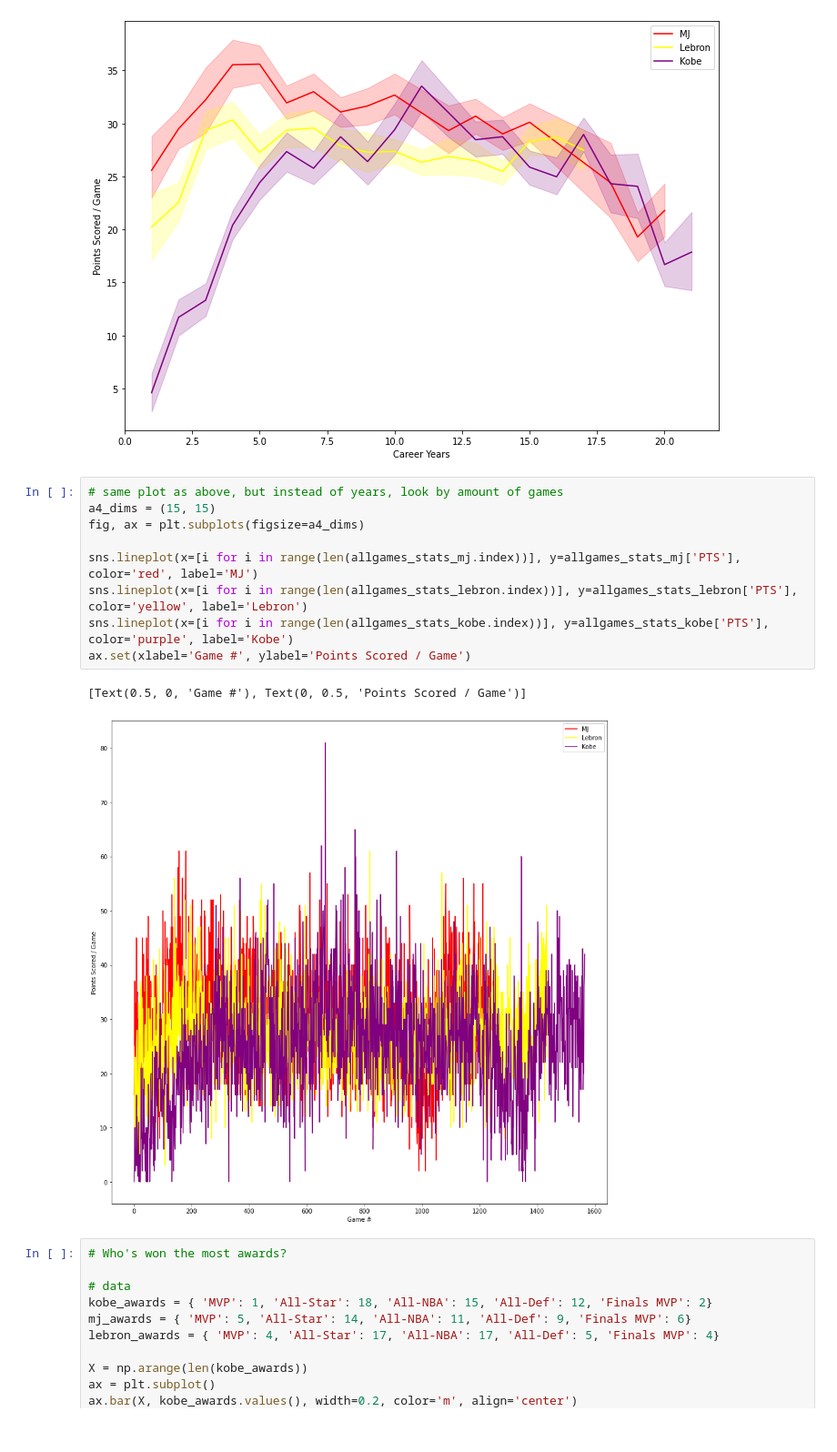
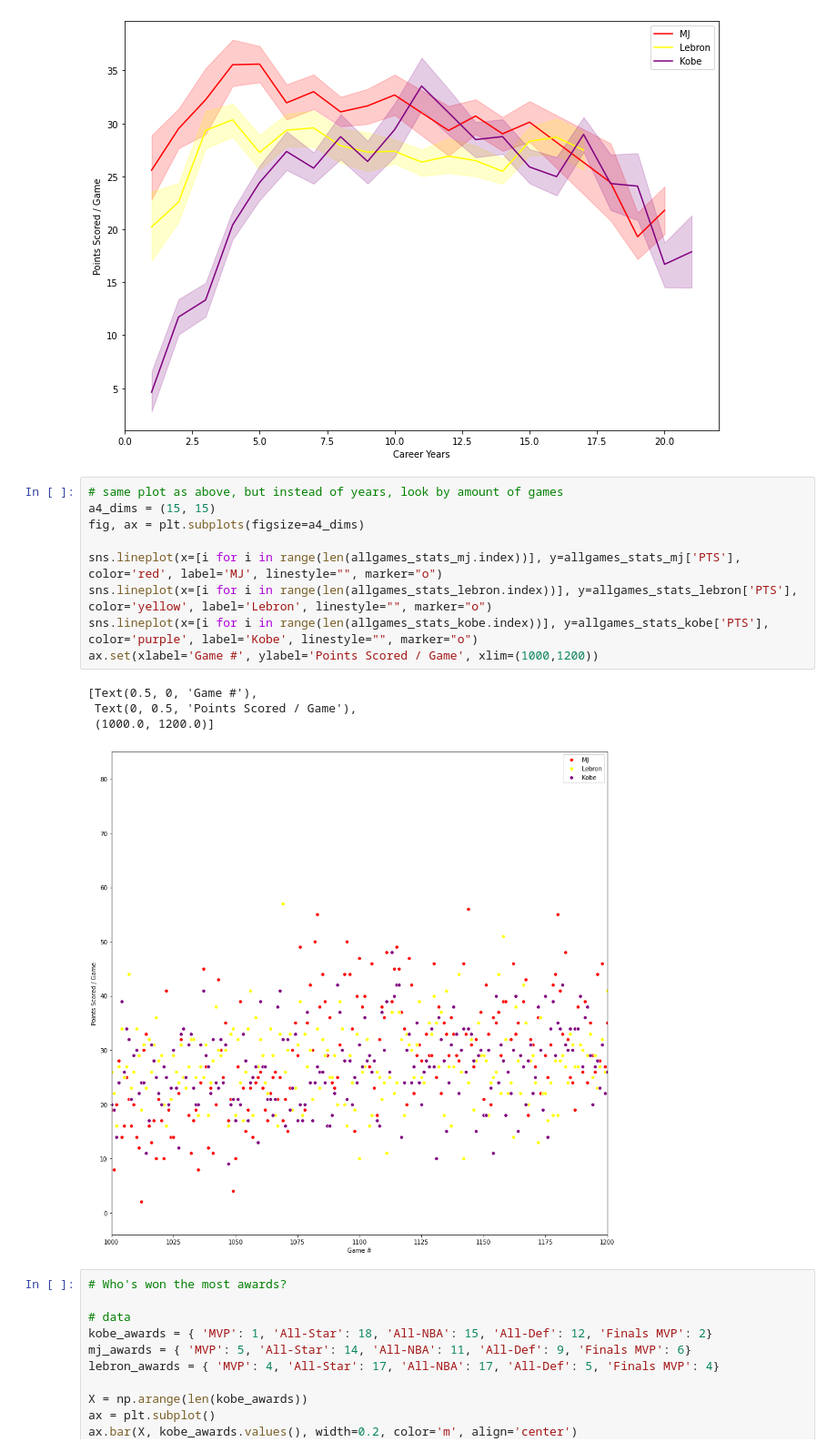
Before and after one commit to louisbemberg/machine-learning-workshop, a Jupyter notebook: 03_basketball_statistics/louis_stats/basketball_goat_louis.ipynb, the cells around one changed output. Shown: that part at 91% size. Saved outputs shown, nothing was run; the diff lists cells and outputs as text.

```diff
--- a/03_basketball_statistics/louis_stats/basketball_goat_louis.ipynb
+++ b/03_basketball_statistics/louis_stats/basketball_goat_louis.ipynb
@@ -187,15 +187,17 @@ ax.set(xlabel='Career Years', ylabel='Points Scored / Game')
 # %%
 # same plot as above, but instead of years, look by amount of games
 a4_dims = (15, 15)
 fig, ax = plt.subplots(figsize=a4_dims)
 
-sns.lineplot(x=[i for i in range(len(allgames_stats_mj.index))], y=allgames_stats_mj['PTS'], color='red', label='MJ')
-sns.lineplot(x=[i for i in range(len(allgames_stats_lebron.index))], y=allgames_stats_lebron['PTS'], color='yellow', label='Lebron')
-sns.lineplot(x=[i for i in range(len(allgames_stats_kobe.index))], y=allgames_stats_kobe['PTS'], color='purple', label='Kobe')
-ax.set(xlabel='Game #', ylabel='Points Scored / Game')
+sns.lineplot(x=[i for i in range(len(allgames_stats_mj.index))], y=allgames_stats_mj['PTS'], color='red', label='MJ', linestyle="", marker="o")
+sns.lineplot(x=[i for i in range(len(allgames_stats_lebron.index))], y=allgames_stats_lebron['PTS'], color='yellow', label='Lebron', linestyle="", marker="o")
+sns.lineplot(x=[i for i in range(len(allgames_stats_kobe.index))], y=allgames_stats_kobe['PTS'], color='purple', label='Kobe', linestyle="", marker="o")
+ax.set(xlabel='Game #', ylabel='Points Scored / Game', xlim=(1000,1200))
 # %% [output]
-[Text(0.5, 0, 'Game #'), Text(0, 0.5, 'Points Scored / Game')]
+[Text(0.5, 0, 'Game #'),
+ Text(0, 0.5, 'Points Scored / Game'),
+ (1000.0, 1200.0)]
-[figure, old version]
+[figure, new version]
 # %%
 # Who's won the most awards?
 
```
Also changed, not shown: 1 other file.
